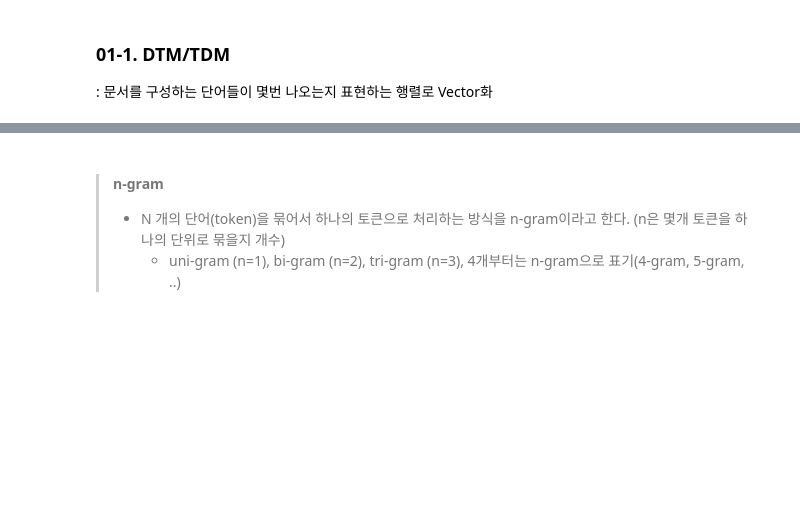
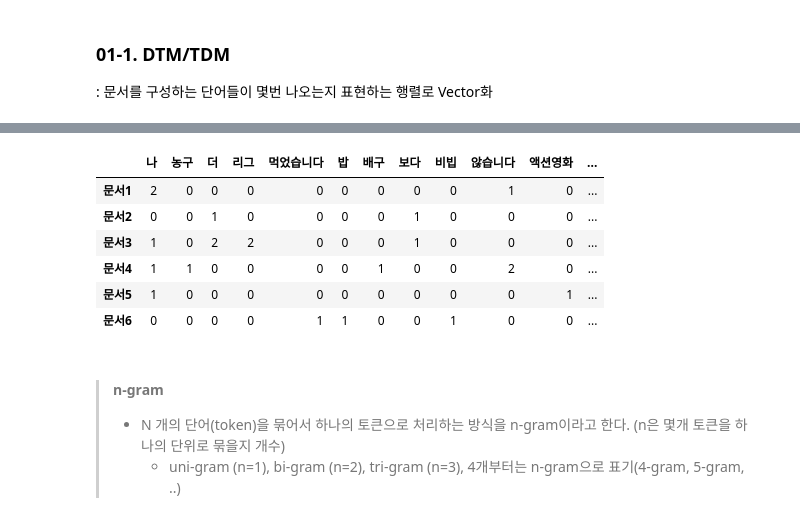
Before and after one commit to NGGW519/SKN13_review, a Jupyter notebook: 11_NLP_Embedding/0528_Study_NLP01_02_answer.ipynb, the cells around one changed output, grey strips where cells are left out. Cells and saved outputs as stored; diff of their text form; code cells hidden in the pictures; blank space fills up the shorter version.

```diff
--- a/11_NLP_Embedding/0528_Study_NLP01_02_answer.ipynb
+++ b/11_NLP_Embedding/0528_Study_NLP01_02_answer.ipynb
@@ -54,17 +81,25 @@ dict(sorted(cv.vocabulary_.items(), key=lambda x: x[1]))
 # %%
 # 5) 변환(transform)+ array 형태로 바꾸기
-cv.transform(text)toarray()
+cv.transform(text).toarray()
 
 # 5-2) feature 이름(토큰화된 단어) 조회하기
 cv.get_feature_names_out()
 
 #5-3) dataframe으로 만들어보기
 DTM_df = pd.DataFrame(
     cv.transform(text).toarray(),
     columns= cv.get_feature_names_out(),
     index= [f"문서{i+1}" for i in range(len(text))]
 )
 DTM_df
+# %% [output]
+|  | 나 | 농구 | 더 | 리그 | 먹었습니다 | 밥 | 배구 | 보다 | 비빕 | 않습니다 | 액션영화 | ... |
+| 문서1 | 2 | 0 | 0 | 0 | 0 | 0 | 0 | 0 | 0 | 1 | 0 | ... |
+| 문서2 | 0 | 0 | 1 | 0 | 0 | 0 | 0 | 1 | 0 | 0 | 0 | ... |
+| 문서3 | 1 | 0 | 2 | 2 | 0 | 0 | 0 | 1 | 0 | 0 | 0 | ... |
+| 문서4 | 1 | 1 | 0 | 0 | 0 | 0 | 1 | 0 | 0 | 2 | 0 | ... |
+| 문서5 | 1 | 0 | 0 | 0 | 0 | 0 | 0 | 0 | 0 | 0 | 1 | ... |
+| 문서6 | 0 | 0 | 0 | 0 | 1 | 1 | 0 | 0 | 1 | 0 | 0 | ... |
 # %% [markdown]
 > #### n-gram
 >
```
Also changed, not shown: parts of 11 cells of this notebook.
